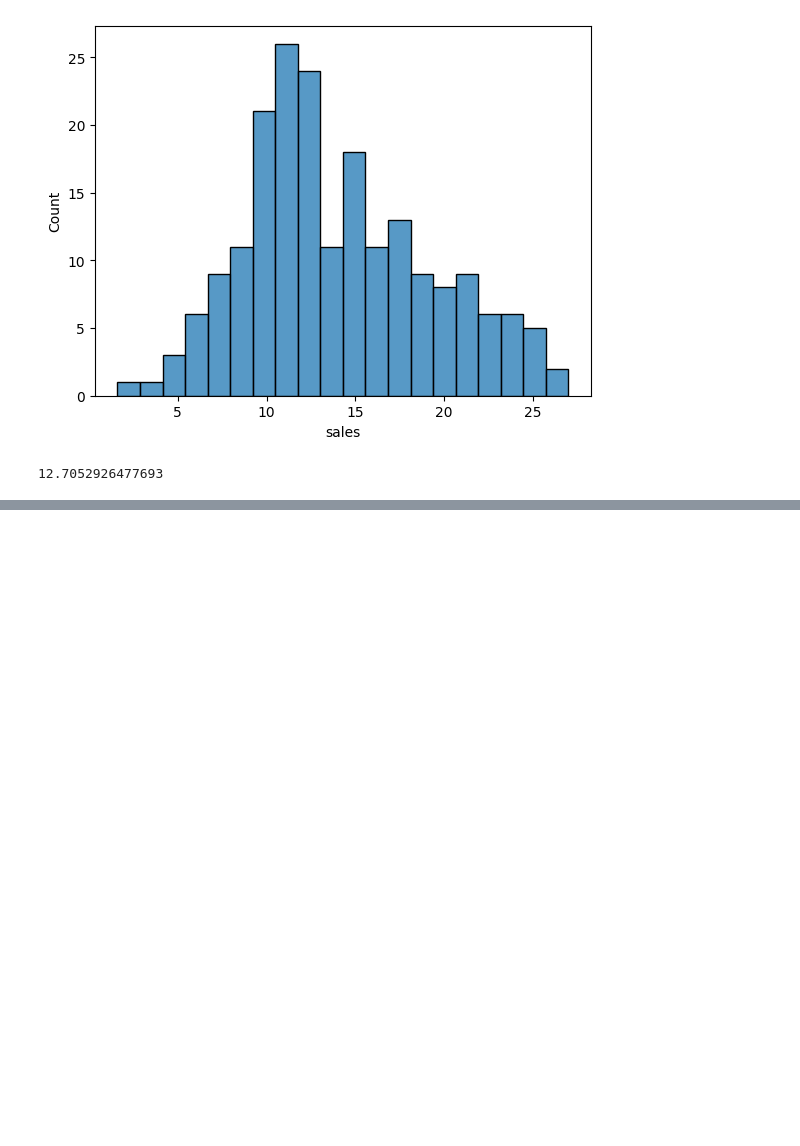
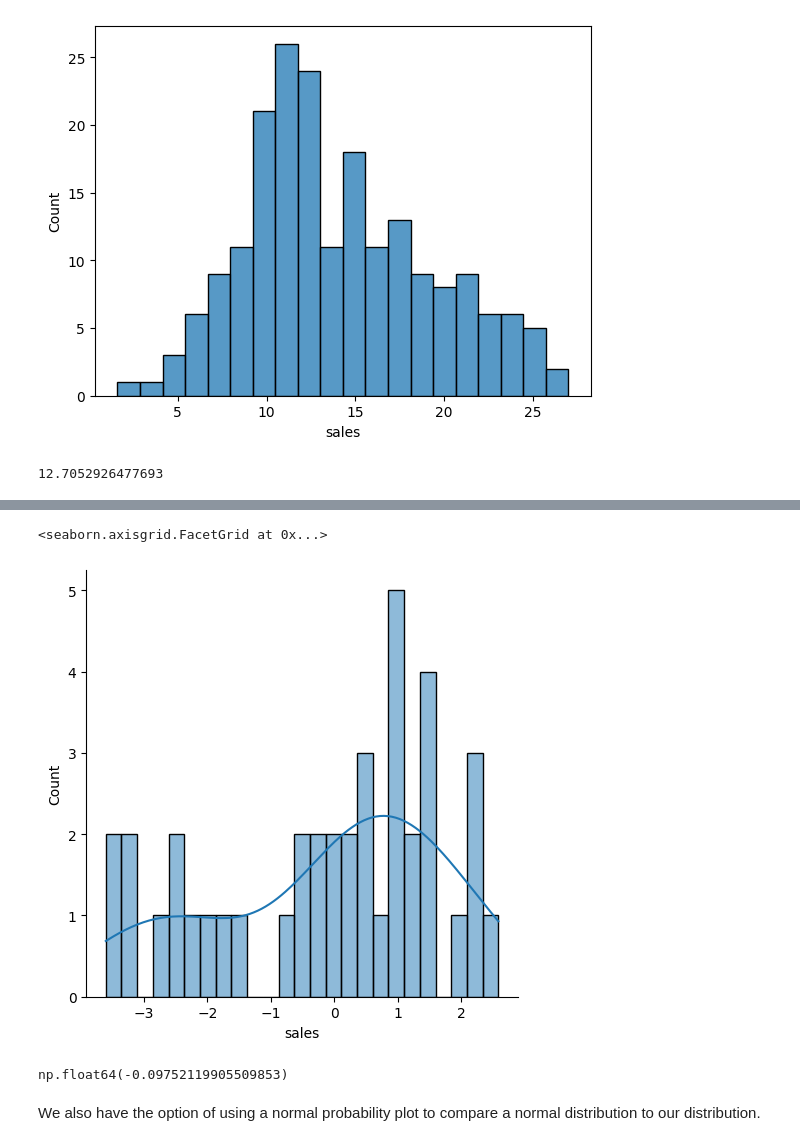
Before and after one commit to ryslipe/master_class, a Jupyter notebook: linear_regression/02_multiple_regression.ipynb, the cells around one changed output, grey strips where cells are left out. Cells and saved outputs as stored; diff of their text form; code cells hidden in the pictures; blank space fills up the shorter version.

```diff
--- a/linear_regression/02_multiple_regression.ipynb
+++ b/linear_regression/02_multiple_regression.ipynb
@@ -188,0 +197,12 @@ print(100 * rmse / np.mean(df['sales']))
+# %%
+# check that it is distributed around 0 - not perfect but not terrible, residual plot is the main focus.
+sns.displot(resid, bins = 25, kde=True)
+# %% [output]
+<seaborn.axisgrid.FacetGrid at 0x...>
+[figure, added]
+# %%
+np.mean(resid)
+# %% [output]
+np.float64(-0.09752119905509853)
+# %% [markdown]
+We also have the option of using a normal probability plot to compare a normal distribution to our distribution.
```
Also changed, not shown: parts of 18 cells of this notebook, 3 other files.
